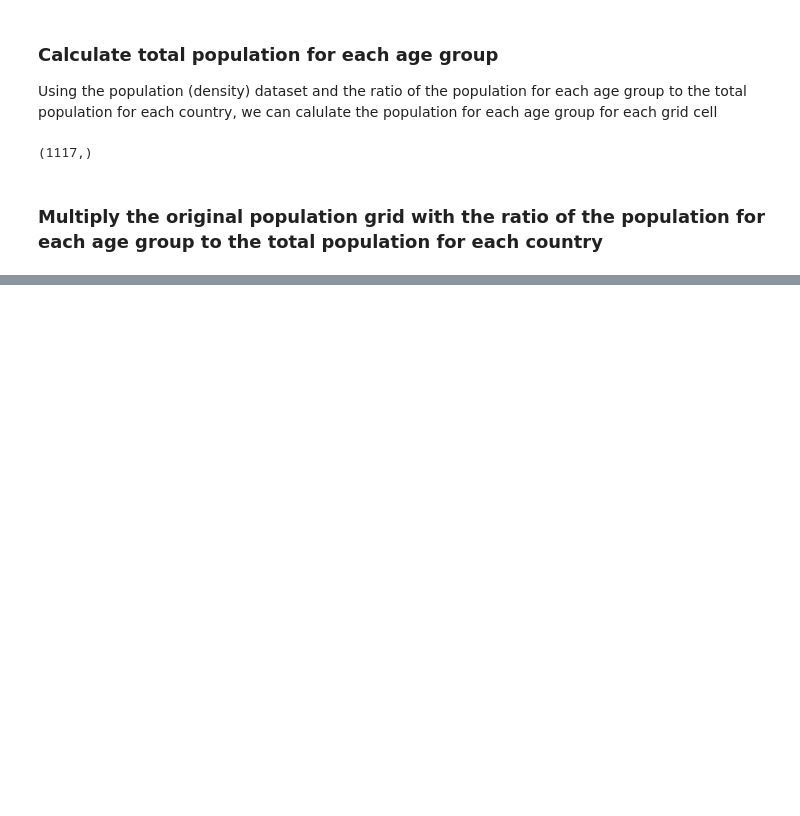
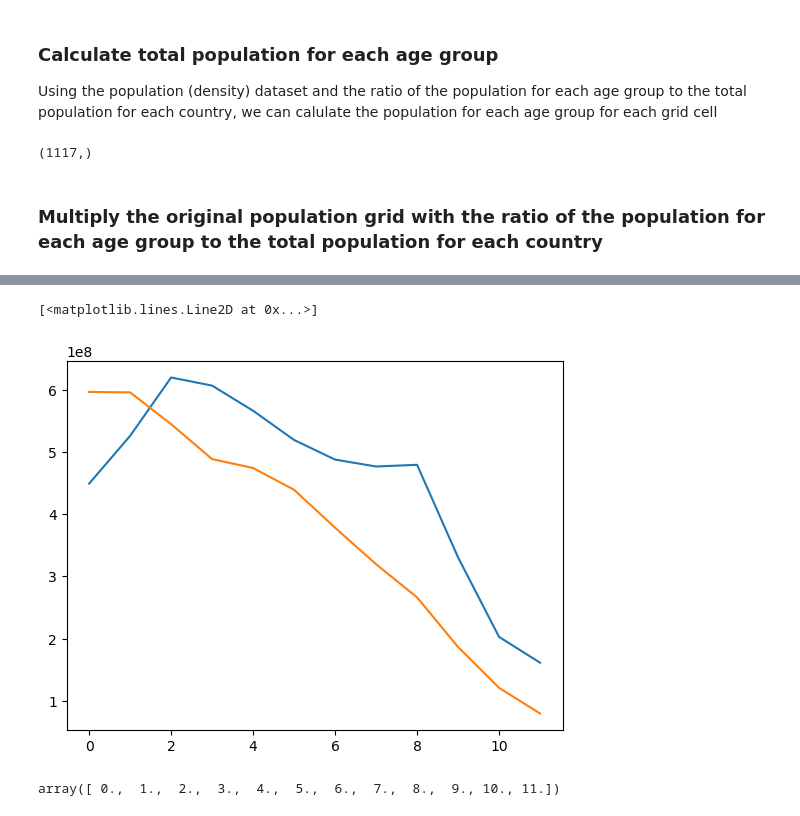
Before and after one commit to cindywang625/mortality_studies, a Jupyter notebook: processing_data/get_total_pop.ipynb, the cells around one changed output, grey strips where cells are left out. Saved outputs shown, nothing was run; the diff lists cells and outputs as text; code cells hidden in the pictures; blank space fills up the shorter version.

```diff
--- a/processing_data/get_total_pop.ipynb
+++ b/processing_data/get_total_pop.ipynb
@@ -141,0 +206,11 @@ combined_pop.to_netcdf(f'./processed/2020_demo_frac.nc')
+# %%
+plt.plot(np.linspace(0,11,12),xr.open_mfdataset('./demographic/countries/2020_demo_frac.nc')['demo_pop'].sum(("lat","lon")))
+plt.plot(np.linspace(0,11,12),(xr.open_mfdataset('./demographic/countries/female_2020_demo_frac.nc')['demo_pop'].sum(("lat","lon"))+
+xr.open_mfdataset('./demographic/countries/male_2020_demo_frac.nc')['demo_pop'].sum(("lat","lon"))))
+# %% [output]
+[<matplotlib.lines.Line2D at 0x...>]
+[figure, added]
+# %%
+np.linspace(0,11,12)
+# %% [output]
+array([ 0.,  1.,  2.,  3.,  4.,  5.,  6.,  7.,  8.,  9., 10., 11.])
```
Also changed, not shown: parts of 22 cells of this notebook, 1 other file.
